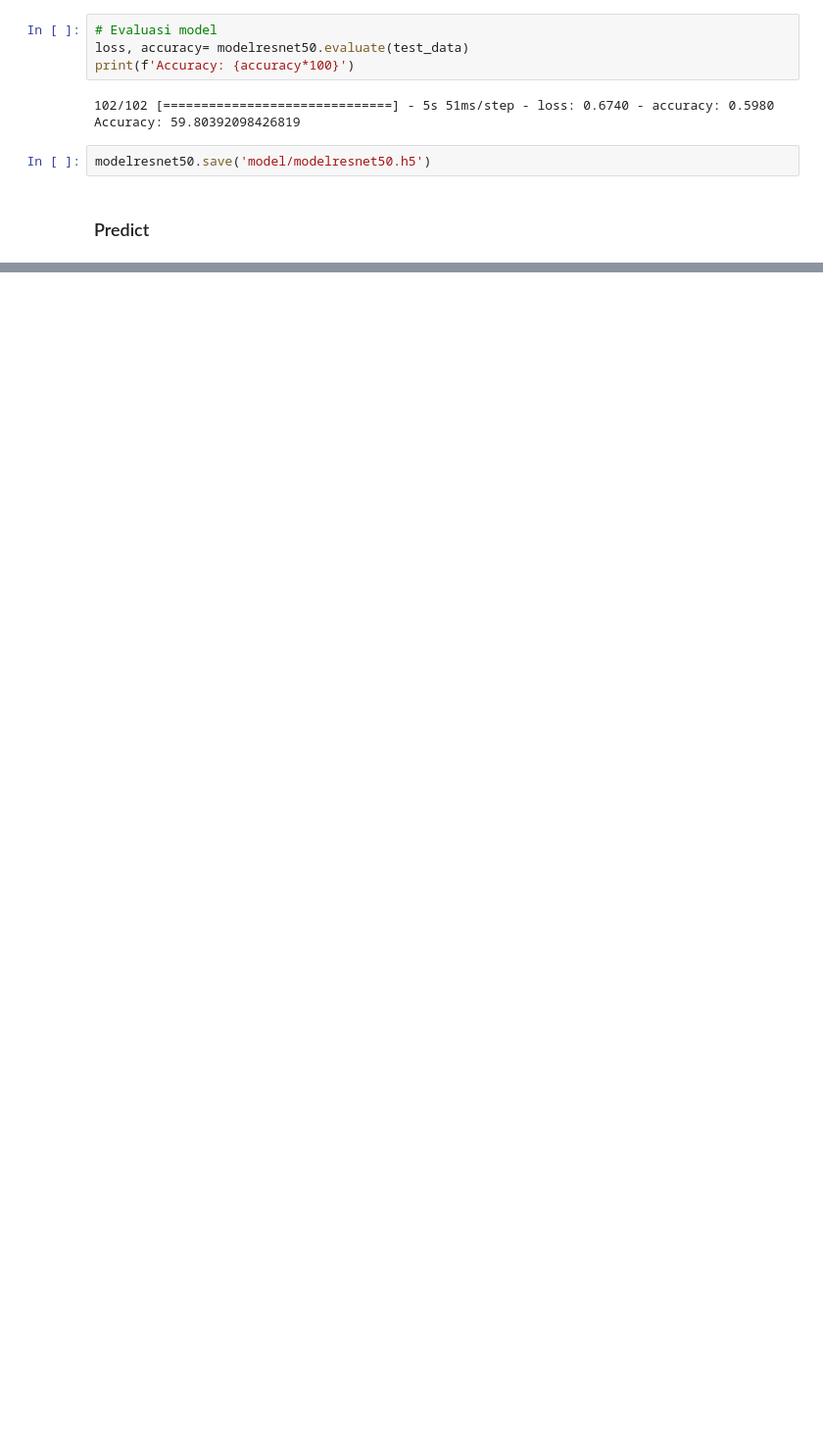
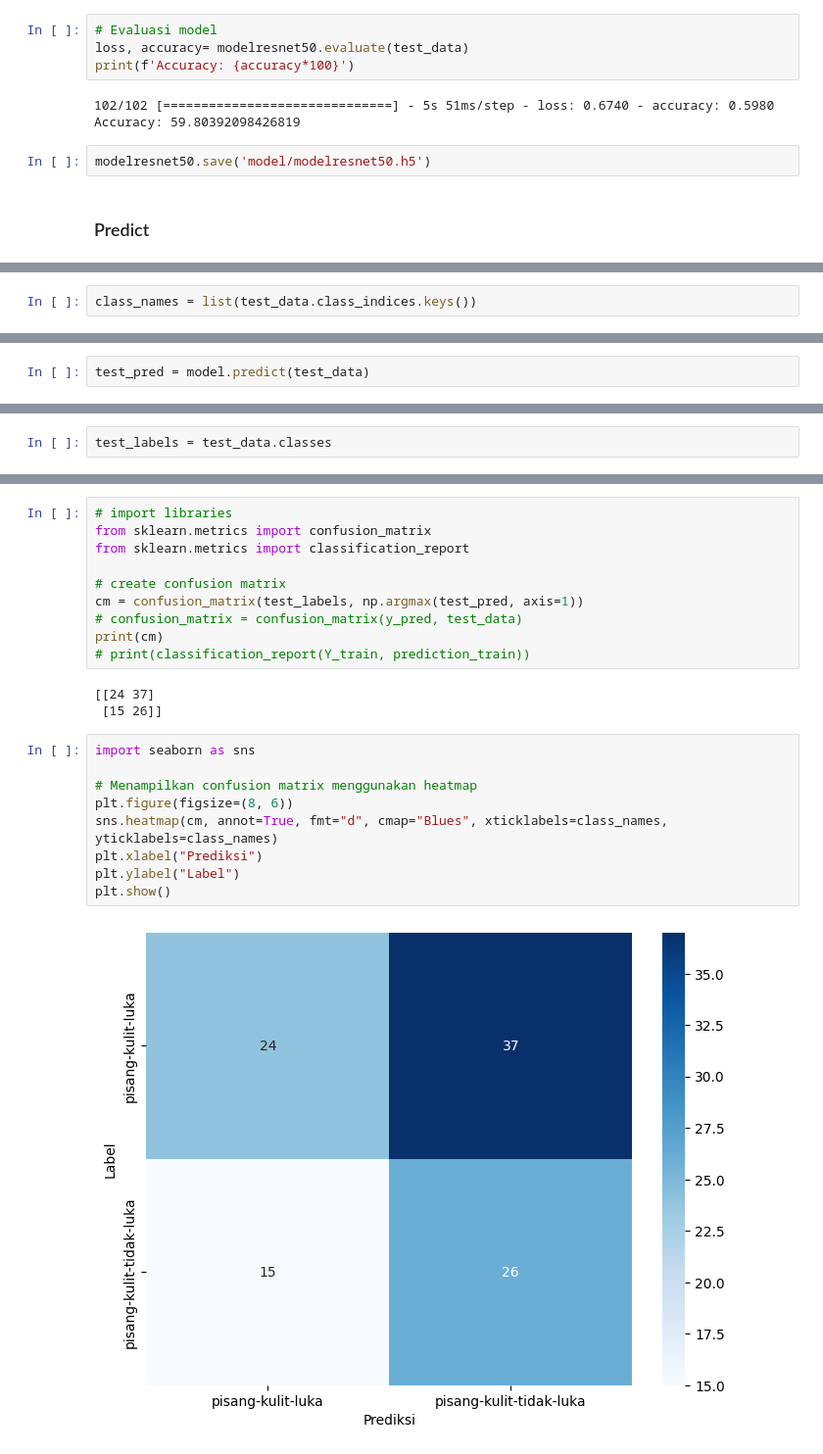
Before and after one commit to rhjhaerol/pisang-clasifier, a Jupyter notebook: Pisang Classifier.ipynb, the cells around one changed output, grey strips where cells are left out. Shown at 98% size. Drawn from its saved outputs; the diff is of its cells as text; blank space fills up the shorter version.

```diff
--- a/Pisang Classifier.ipynb
+++ b/Pisang Classifier.ipynb
@@ -505,0 +505,2 @@ model = load_model('model/modelresnet50.h5')
+# %%
+class_names = list(test_data.class_indices.keys())
@@ -505,0 +511,2 @@ model = load_model('model/modelresnet50.h5')
+# %%
+test_pred = model.predict(test_data)
@@ -505,0 +535,2 @@ model = load_model('model/modelresnet50.h5')
+# %%
+test_labels = test_data.classes
@@ -505,0 +545,24 @@ model = load_model('model/modelresnet50.h5')
+# %%
+# import libraries
+from sklearn.metrics import confusion_matrix
+from sklearn.metrics import classification_report
+
+# create confusion matrix
+cm = confusion_matrix(test_labels, np.argmax(test_pred, axis=1))
+# confusion_matrix = confusion_matrix(y_pred, test_data)
+print(cm)
+# print(classification_report(Y_train, prediction_train))
+# %% [output]
+[[24 37]
+ [15 26]]
+# %%
+import seaborn as sns
+
+# Menampilkan confusion matrix menggunakan heatmap
+plt.figure(figsize=(8, 6))
+sns.heatmap(cm, annot=True, fmt="d", cmap="Blues", xticklabels=class_names, yticklabels=class_names)
+plt.xlabel("Prediksi")
+plt.ylabel("Label")
+plt.show()
+# %% [output]
+[figure, added]
```
Also changed, not shown: parts of 9 cells of this notebook.
